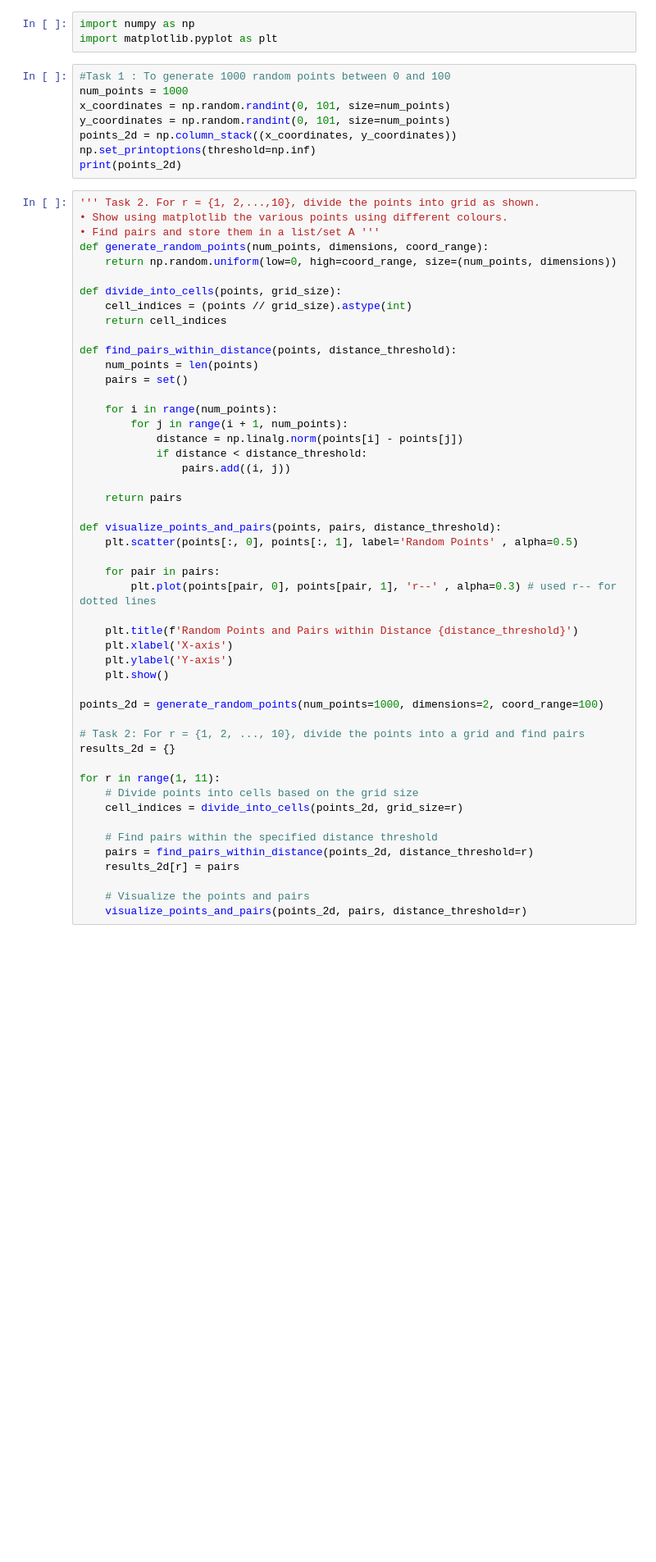
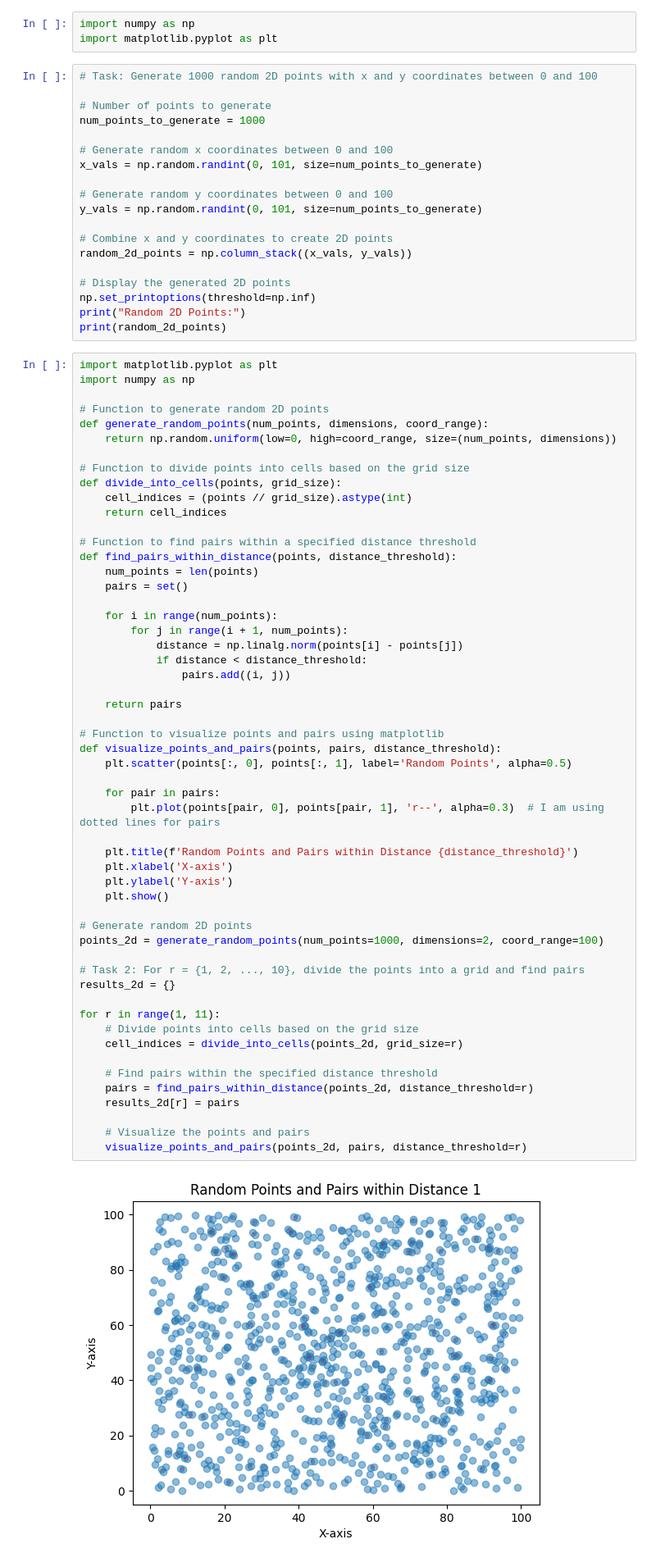
Before and after one commit to rohitiitk23/assignment1_MLTakneek, a Jupyter notebook: {Rohit Singh}_Assignment1.ipynb, the cells around one changed output. Shown at 82% size. Cells and saved outputs as stored; diff of their text form; blank space fills up the shorter version.

```diff
--- a/{Rohit Singh}_Assignment1.ipynb
+++ b/{Rohit Singh}_Assignment1.ipynb
@@ -2,24 +2,38 @@
 import numpy as np
 import matplotlib.pyplot as plt
 # %%
-#Task 1 : To generate 1000 random points between 0 and 100
-num_points = 1000
-x_coordinates = np.random.randint(0, 101, size=num_points)
-y_coordinates = np.random.randint(0, 101, size=num_points)
-points_2d = np.column_stack((x_coordinates, y_coordinates))
+# Task: Generate 1000 random 2D points with x and y coordinates between 0 and 100
+
+# Number of points to generate
+num_points_to_generate = 1000
+
+# Generate random x coordinates between 0 and 100
+x_vals = np.random.randint(0, 101, size=num_points_to_generate)
+
+# Generate random y coordinates between 0 and 100
+y_vals = np.random.randint(0, 101, size=num_points_to_generate)
+
+# Combine x and y coordinates to create 2D points
+random_2d_points = np.column_stack((x_vals, y_vals))
+
+# Display the generated 2D points
 np.set_printoptions(threshold=np.inf)
-print(points_2d)
+print("Random 2D Points:")
+print(random_2d_points)
 # %%
-''' Task 2. For r = {1, 2,...,10}, divide the points into grid as shown.
-• Show using matplotlib the various points using different colours.
-• Find pairs and store them in a list/set A '''
+import matplotlib.pyplot as plt
+import numpy as np
+
+# Function to generate random 2D points
 def generate_random_points(num_points, dimensions, coord_range):
     return np.random.uniform(low=0, high=coord_range, size=(num_points, dimensions))
 
+# Function to divide points into cells based on the grid size
 def divide_into_cells(points, grid_size):
     cell_indices = (points // grid_size).astype(int)
     return cell_indices
 
+# Function to find pairs within a specified distance threshold
 def find_pairs_within_distance(points, distance_threshold):
     num_points = len(points)
     pairs = set()
@@ -29,32 +43,36 @@ def find_pairs_within_distance(points, distance_threshold):
             distance = np.linalg.norm(points[i] - points[j])
             if distance < distance_threshold:
                 pairs.add((i, j))
 
     return pairs
 
+# Function to visualize points and pairs using matplotlib
 def visualize_points_and_pairs(points, pairs, distance_threshold):
-    plt.scatter(points[:, 0], points[:, 1], label='Random Points' , alpha=0.5)
+    plt.scatter(points[:, 0], points[:, 1], label='Random Points', alpha=0.5)
 
     for pair in pairs:
-        plt.plot(points[pair, 0], points[pair, 1], 'r--' , alpha=0.3) # used r-- for dotted lines
+        plt.plot(points[pair, 0], points[pair, 1], 'r--', alpha=0.3)  # I am using dotted lines for pairs
 
     plt.title(f'Random Points and Pairs within Distance {distance_threshold}')
     plt.xlabel('X-axis')
     plt.ylabel('Y-axis')
     plt.show()
 
+# Generate random 2D points
 points_2d = generate_random_points(num_points=1000, dimensions=2, coord_range=100)
 
 # Task 2: For r = {1, 2, ..., 10}, divide the points into a grid and find pairs
 results_2d = {}
 
 for r in range(1, 11):
     # Divide points into cells based on the grid size
     cell_indices = divide_into_cells(points_2d, grid_size=r)
 
     # Find pairs within the specified distance threshold
     pairs = find_pairs_within_distance(points_2d, distance_threshold=r)
     results_2d[r] = pairs
 
     # Visualize the points and pairs
     visualize_points_and_pairs(points_2d, pairs, distance_threshold=r)
+# %% [output]
+[figure, added]
```
Also changed, not shown: parts of 2 cells of this notebook.
